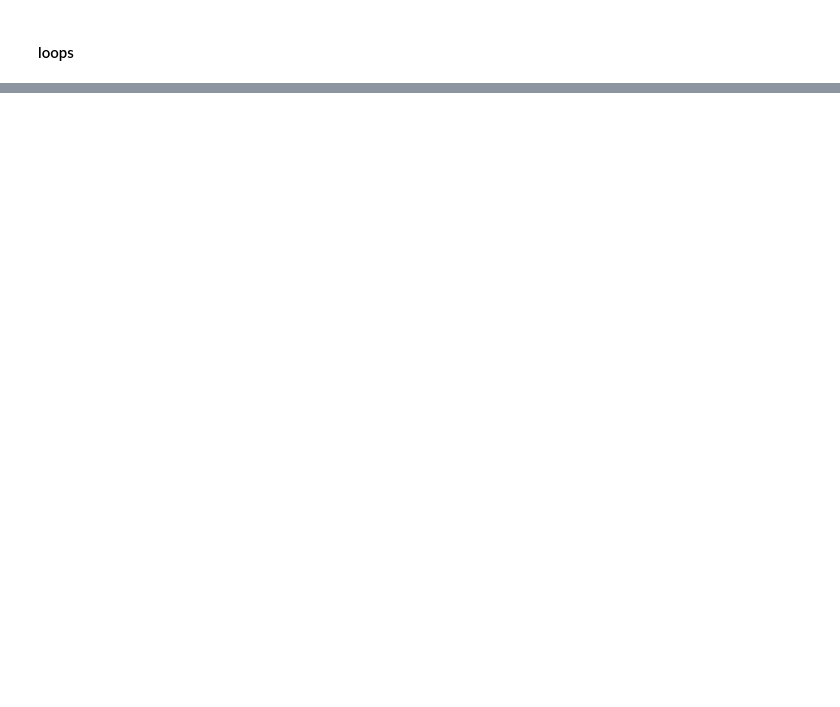
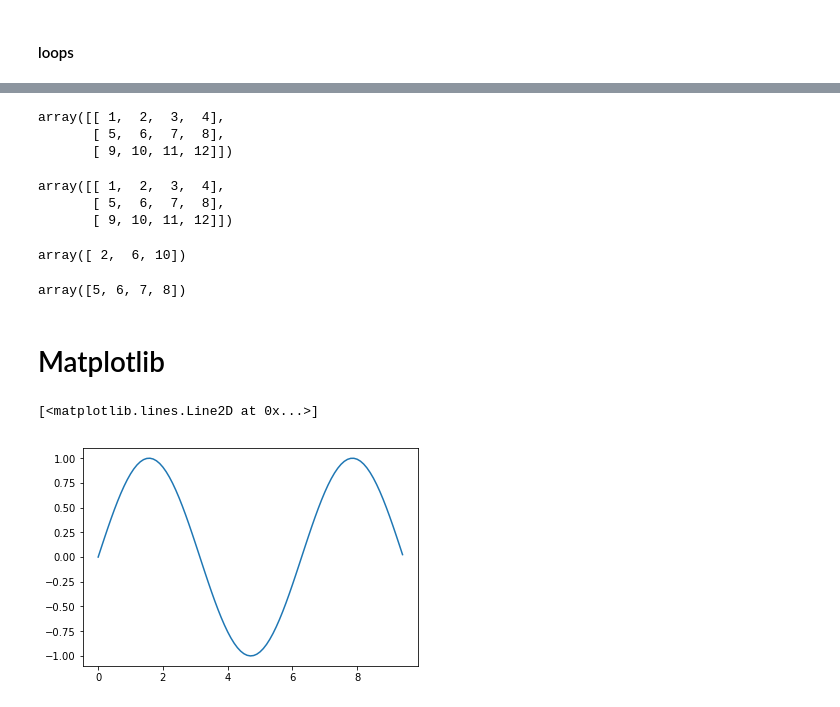
Before and after one commit to 0xchamin/Computer-Vision-CS231n, a Jupyter notebook: numpy/numpy.ipynb, the cells around one changed output, grey strips where cells are left out. Cells and saved outputs as stored; diff of their text form; code cells hidden in the pictures; blank space fills up the shorter version.

```diff
--- a/numpy/numpy.ipynb
+++ b/numpy/numpy.ipynb
@@ -218,0 +460,39 @@ d.get('fish', 'na')
+# %%
+t2 = np.array([[1,2,3,4], [5,6,7,8], [9,10, 11,12]])
+t2
+# %% [output]
+array([[ 1,  2,  3,  4],
+       [ 5,  6,  7,  8],
+       [ 9, 10, 11, 12]])
+# %%
+a = np.array([[1,2,3,4], [5,6,7,8],[9,10,11,12]])
+a
+# %% [output]
+array([[ 1,  2,  3,  4],
+       [ 5,  6,  7,  8],
+       [ 9, 10, 11, 12]])
+# %%
+a[:,1]
+# %% [output]
+array([ 2,  6, 10])
+# %%
+a[1,:]
+# %% [output]
+array([5, 6, 7, 8])
+# %% [markdown]
+# Matplotlib
+# %%
+import matplotlib.pyplot as plt
+%matplotlib inline
+
+#x = np.arange(0,3)
+#x results array([0, 1, 2])
+
+x = np.arange(0,3 * np.pi, 0.1)
+x.shape
+y = np.sin(x)
+
+plt.plot(x,y)
+# %% [output]
+[<matplotlib.lines.Line2D at 0x...>]
+[figure, added]
```
Also changed, not shown: parts of 60 cells of this notebook.
